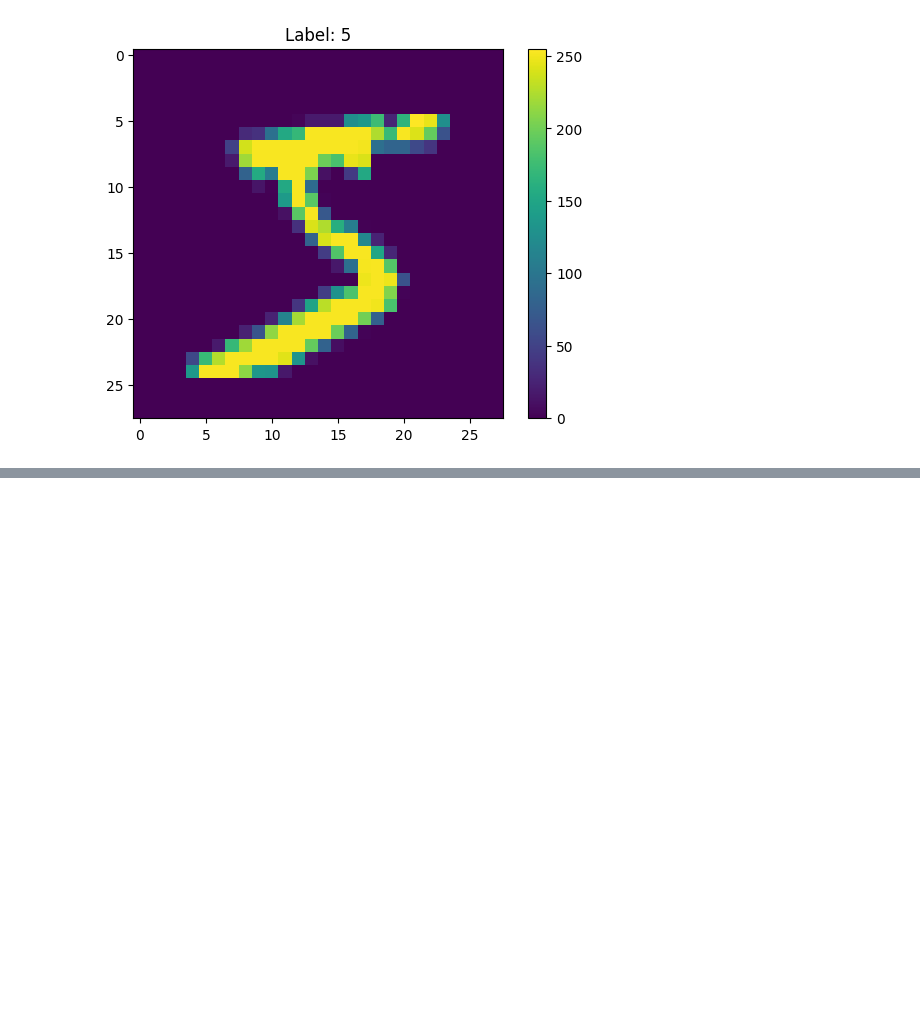
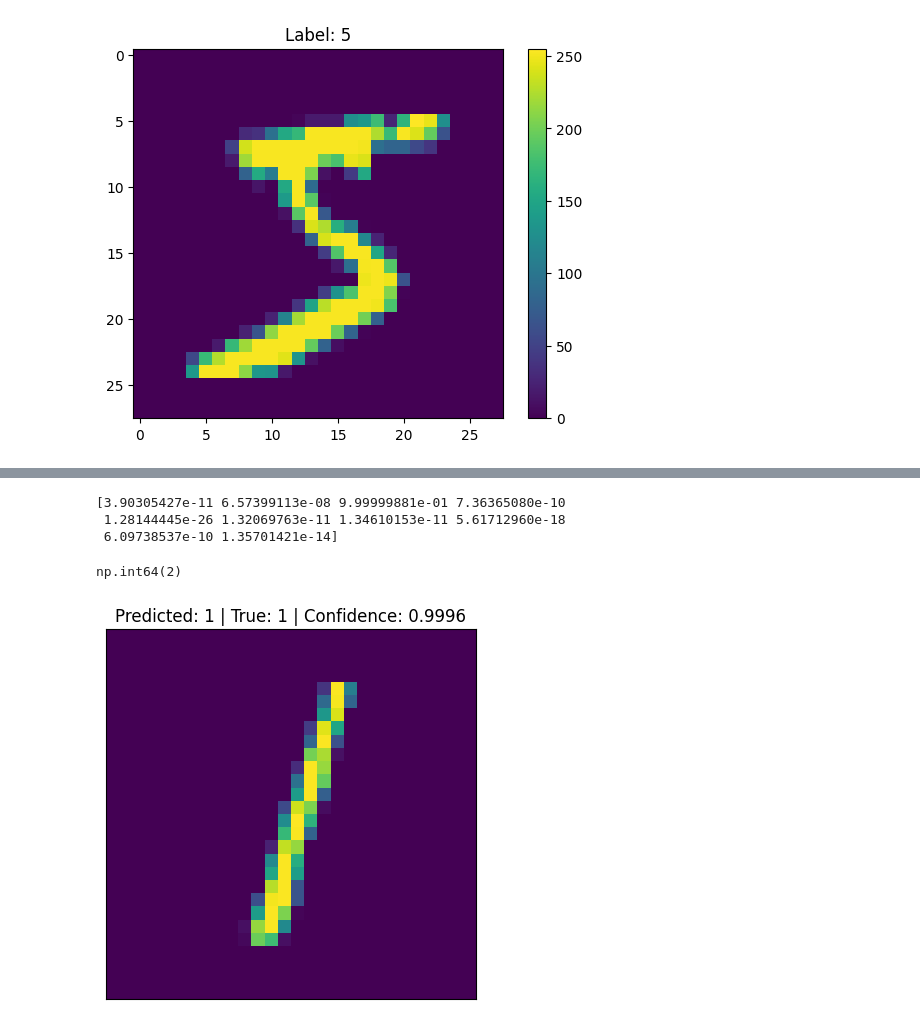
Before and after one commit to piperhuntress/deeplearning, a Jupyter notebook: Act4/Act4.ipynb, the cells around one changed output, grey strips where cells are left out. Saved outputs shown, nothing was run; the diff lists cells and outputs as text; code cells hidden in the pictures; blank space fills up the shorter version.

```diff
--- a/Act4/Act4.ipynb
+++ b/Act4/Act4.ipynb
@@ -29,0 +61,8 @@ plt.show() # Render and displaysthe plot window.
+# %%
+# Compile the model
+model.compile(optimizer='adam',
+              loss=tf.keras.losses.SparseCategoricalCrossentropy(from_logits=True),
+              metrics=['accuracy'])
+# %%
+# Train the model
+model.fit(train_digits, train_labels, epochs=10)
@@ -29,0 +101,8 @@ plt.show() # Render and displaysthe plot window.
+# %%
+# Make predictions
+probability_model = keras.Sequential([
+    model,                         # The trained model (outputs logits/raw scores)
+    keras.layers.Softmax()       # Convert raw scores into probabilities
+])
+
+predictions = probability_model.predict(test_digits)  # Predict probabilities for test images
@@ -29,0 +111,36 @@ plt.show() # Render and displaysthe plot window.
+# %%
+print(predictions[1])
+# %% [output]
+[3.90305427e-11 6.57399113e-08 9.99999881e-01 7.36365080e-10
+ 1.28144445e-26 1.32069763e-11 1.34610153e-11 5.61712960e-18
+ 6.09738537e-10 1.35701421e-14]
+# %%
+# Get predicted class (highest probability)
+np.argmax(predictions[1])
+# %% [output]
+np.int64(2)
+# %%
+#Verify the predictions
+# Choose an image index to test
+index = 2
+
+# Display the image
+plt.imshow(test_digits[index])
+plt.xticks([])
+plt.yticks([])
+
+# Get predicted class (highest probability)
+predicted_label = np.argmax(predictions[index])
+
+# Get true label
+true_label = test_labels[index]
+
+# Get confidence (highest probability value)
+confidence = np.max(predictions[index])
+
+# Show title with prediction details
+plt.title(f"Predicted: {predicted_label} | True: {true_label} | Confidence: {confidence:.4f}")
+
+plt.show()
+# %% [output]
+[figure, added]
```
Also changed, not shown: parts of 8 cells of this notebook, 2 other files.
